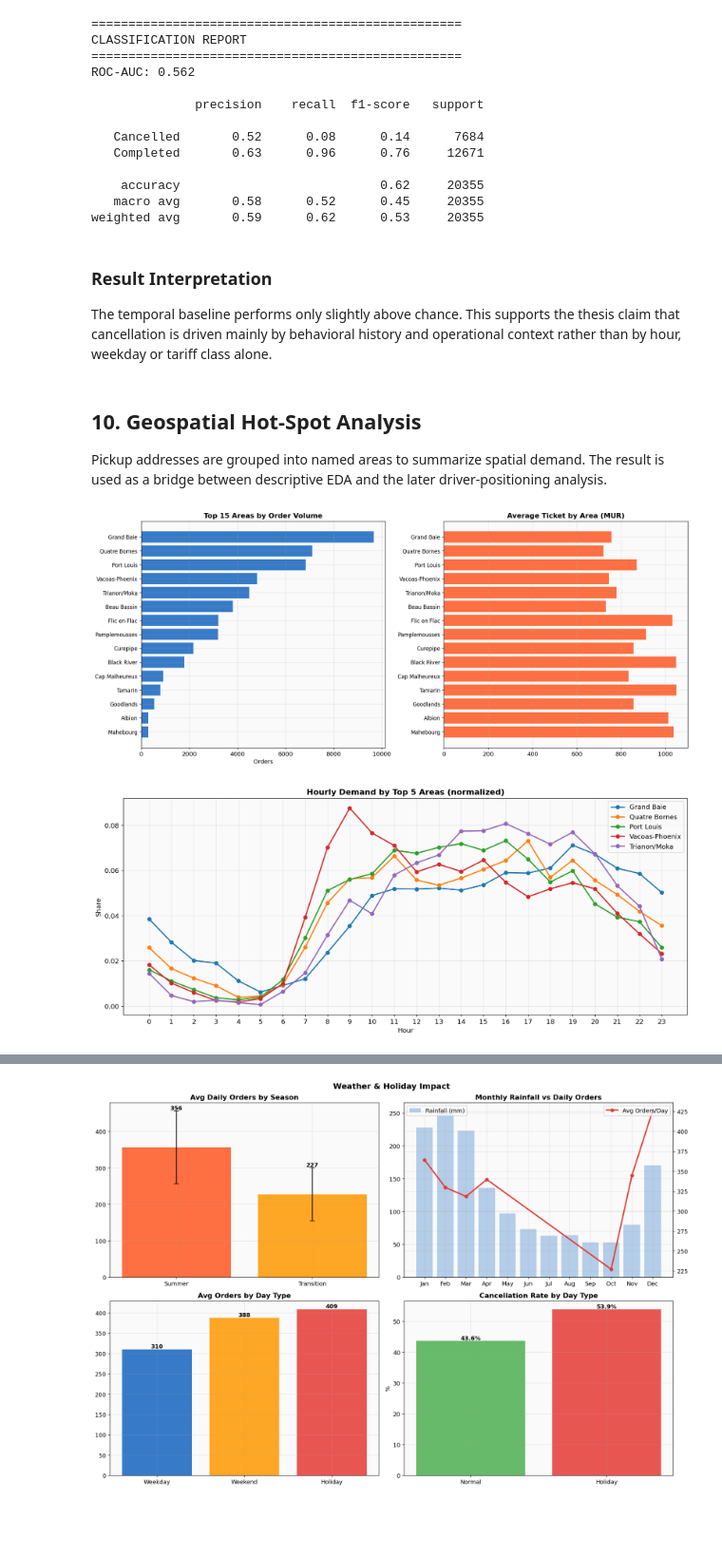
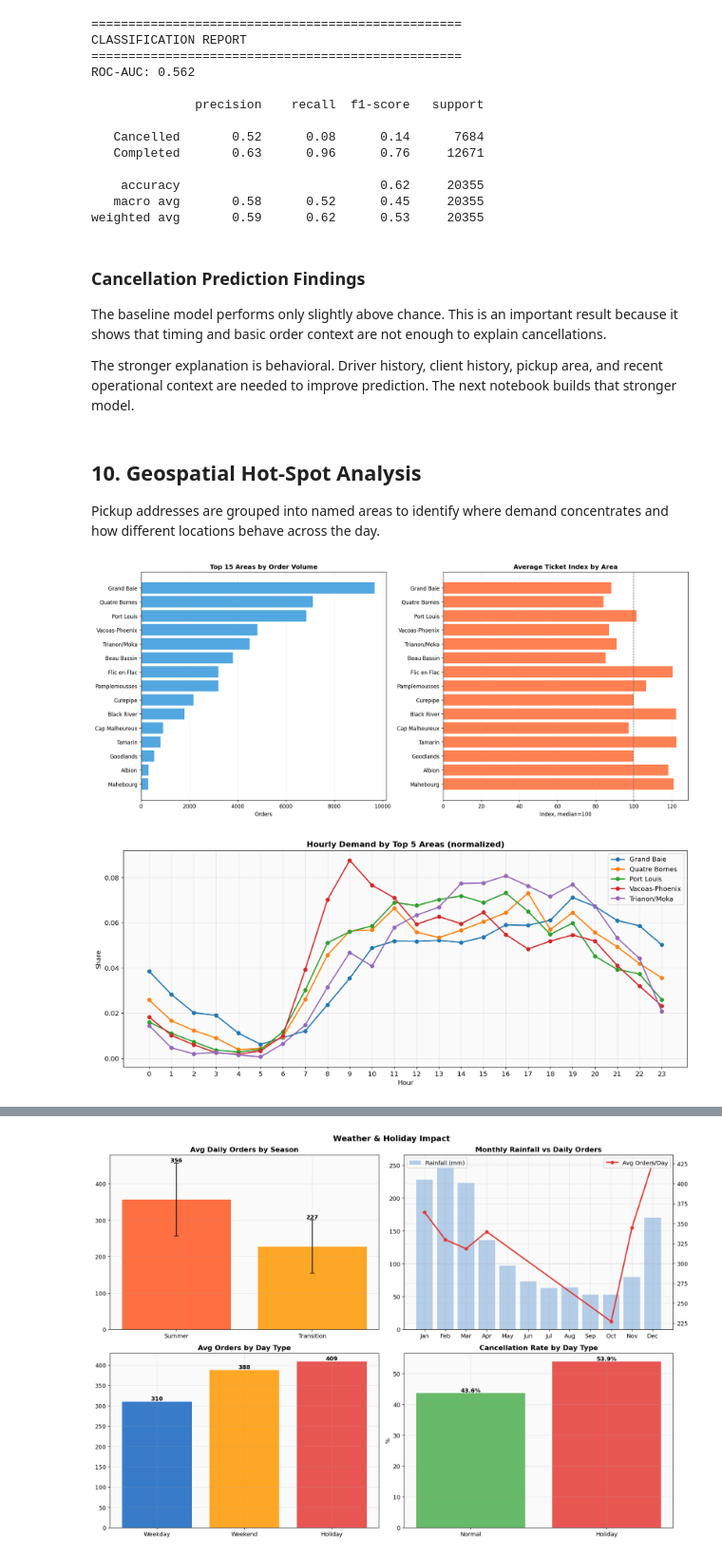
Before and after one commit to kryli/Thesis-work, a Jupyter notebook: notebooks/01_eda_full_analysis.ipynb, the cells around one changed output, grey strips where cells are left out. Shown at 95% size. Drawn from its saved outputs; the diff is of its cells as text; code cells hidden in the pictures; blank space fills up the shorter version.

Commit message:
Prepare public thesis code repository

```diff
--- a/notebooks/01_eda_full_analysis.ipynb
+++ b/notebooks/01_eda_full_analysis.ipynb
@@ -1249,13 +1395,15 @@ ROC-AUC: 0.562
    macro avg       0.58      0.52      0.45     20355
 weighted avg       0.59      0.62      0.53     20355
 # %% [markdown]
-### Result Interpretation
+### Cancellation Prediction Findings
 
-The temporal baseline performs only slightly above chance. This supports the thesis claim that cancellation is driven mainly by behavioral history and operational context rather than by hour, weekday or tariff class alone.
+The baseline model performs only slightly above chance. This is an important result because it shows that timing and basic order context are not enough to explain cancellations.
+
+The stronger explanation is behavioral. Driver history, client history, pickup area, and recent operational context are needed to improve prediction. The next notebook builds that stronger model.
 # %% [markdown]
 ## 10. Geospatial Hot-Spot Analysis
 
-Pickup addresses are grouped into named areas to summarize spatial demand. The result is used as a bridge between descriptive EDA and the later driver-positioning analysis.
+Pickup addresses are grouped into named areas to identify where demand concentrates and how different locations behave across the day.
 # %%
 comp = df_new[df_new['is_completed']].copy()
 
@@ -1289,35 +1437,37 @@ def extract_area(addr):
             if kw in addr: return area
     return 'Other'
 
 comp['area'] = comp['pickup_address'].apply(extract_area)
 area_stats = comp.groupby('area').agg(
     orders=('price','count'), avg_price=('price','mean'),
     avg_dist=('distance_km', lambda x: x[x>0].mean())
 ).sort_values('orders', ascending=False)
 area_stats = area_stats[area_stats.index != 'Other'].head(15)
 
 fig, axes = plt.subplots(1, 2, figsize=(16, 7))
 ax = axes[0]
 ax.barh(range(len(area_stats)), area_stats['orders'], color=C['primary'], alpha=0.85)
 ax.set_yticks(range(len(area_stats))); ax.set_yticklabels(area_stats.index, fontsize=10)
 ax.set_title('Top 15 Areas by Order Volume', fontweight='bold'); ax.invert_yaxis(); ax.set_xlabel('Orders')
 
 ax = axes[1]
-ax.barh(range(len(area_stats)), area_stats['avg_price'], color=C['secondary'], alpha=0.85)
+avg_price_index = area_stats['avg_price'] / area_stats['avg_price'].median() * 100
+ax.barh(range(len(area_stats)), avg_price_index, color=C['secondary'], alpha=0.85)
 ax.set_yticks(range(len(area_stats))); ax.set_yticklabels(area_stats.index, fontsize=10)
-ax.set_title('Average Ticket by Area (MUR)', fontweight='bold'); ax.invert_yaxis()
+ax.set_title('Average Ticket Index by Area', fontweight='bold'); ax.invert_yaxis(); ax.set_xlabel('Index, median=100')
 plt.tight_layout(); plt.show()
 
+# Hourly patterns
 top5 = area_stats.head(5).index.tolist()
 fig, ax = plt.subplots(figsize=(14, 6))
 for area in top5:
     h = comp[comp['area']==area].groupby('hour').size()
     h = h / h.sum()
     ax.plot(h.index, h.values, marker='o', linewidth=2, label=area)
 ax.set_title('Hourly Demand by Top 5 Areas (normalized)', fontweight='bold')
 ax.set_xlabel('Hour'); ax.set_ylabel('Share'); ax.set_xticks(range(0,24)); ax.legend()
 plt.tight_layout(); plt.show()
 # %% [output]
-[figure, old version]
+[figure, new version]
 [figure]
 # %% [markdown]
```
Also changed, not shown: parts of 51 cells of this notebook, 9 other files.
